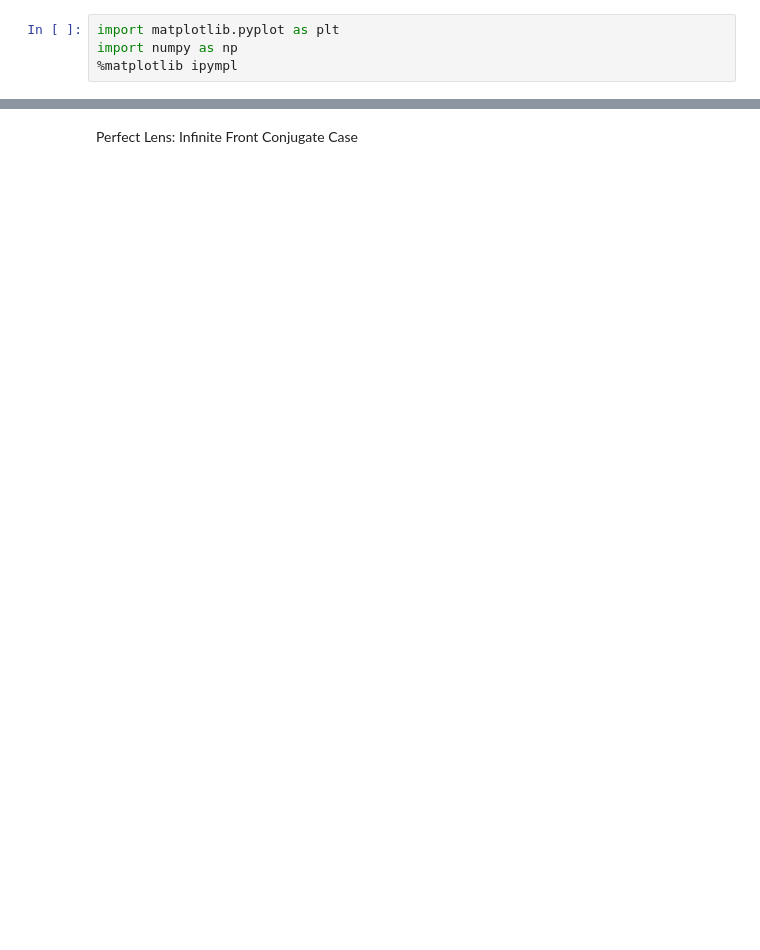
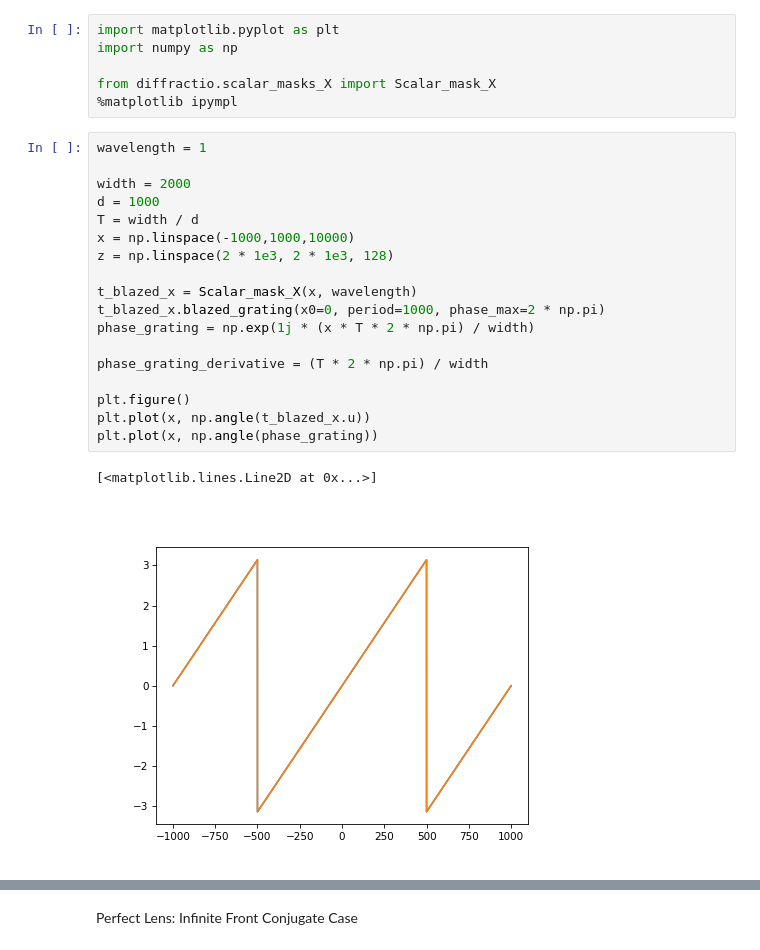
Before and after one commit to DavidLanders95/MonteCarloMS, a Jupyter notebook: lens.ipynb, the cells around one changed output, grey strips where cells are left out. Cells and saved outputs as stored; diff of their text form; blank space fills up the shorter version.

```diff
--- a/lens.ipynb
+++ b/lens.ipynb
@@ -1,7 +1,30 @@
 # %%
 import matplotlib.pyplot as plt
 import numpy as np
+
+from diffractio.scalar_masks_X import Scalar_mask_X
 %matplotlib ipympl
+# %%
+wavelength = 1
+
+width = 2000
+d = 1000
+T = width / d
+x = np.linspace(-1000,1000,10000)
+z = np.linspace(2 * 1e3, 2 * 1e3, 128)
+
+t_blazed_x = Scalar_mask_X(x, wavelength)
+t_blazed_x.blazed_grating(x0=0, period=1000, phase_max=2 * np.pi)
+phase_grating = np.exp(1j * (x * T * 2 * np.pi) / width)
+
+phase_grating_derivative = (T * 2 * np.pi) / width
+
+plt.figure()
+plt.plot(x, np.angle(t_blazed_x.u))
+plt.plot(x, np.angle(phase_grating))
+# %% [output]
+[<matplotlib.lines.Line2D at 0x...>]
+[figure, added]
 # %%
 def calculate_mdx_mdy(x1, y1, z1, u1, v1, z2):
 
```
Also changed, not shown: parts of 13 cells of this notebook.
